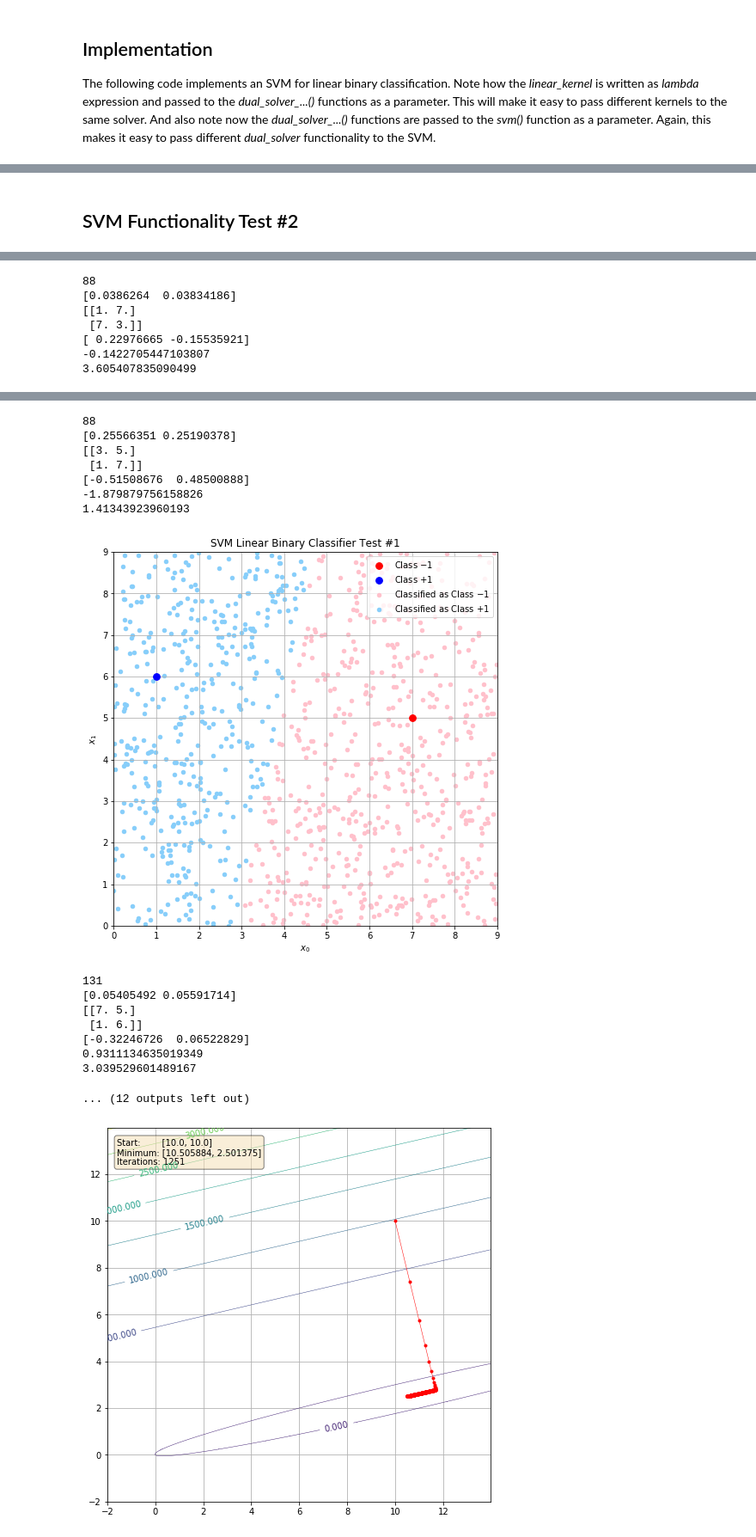
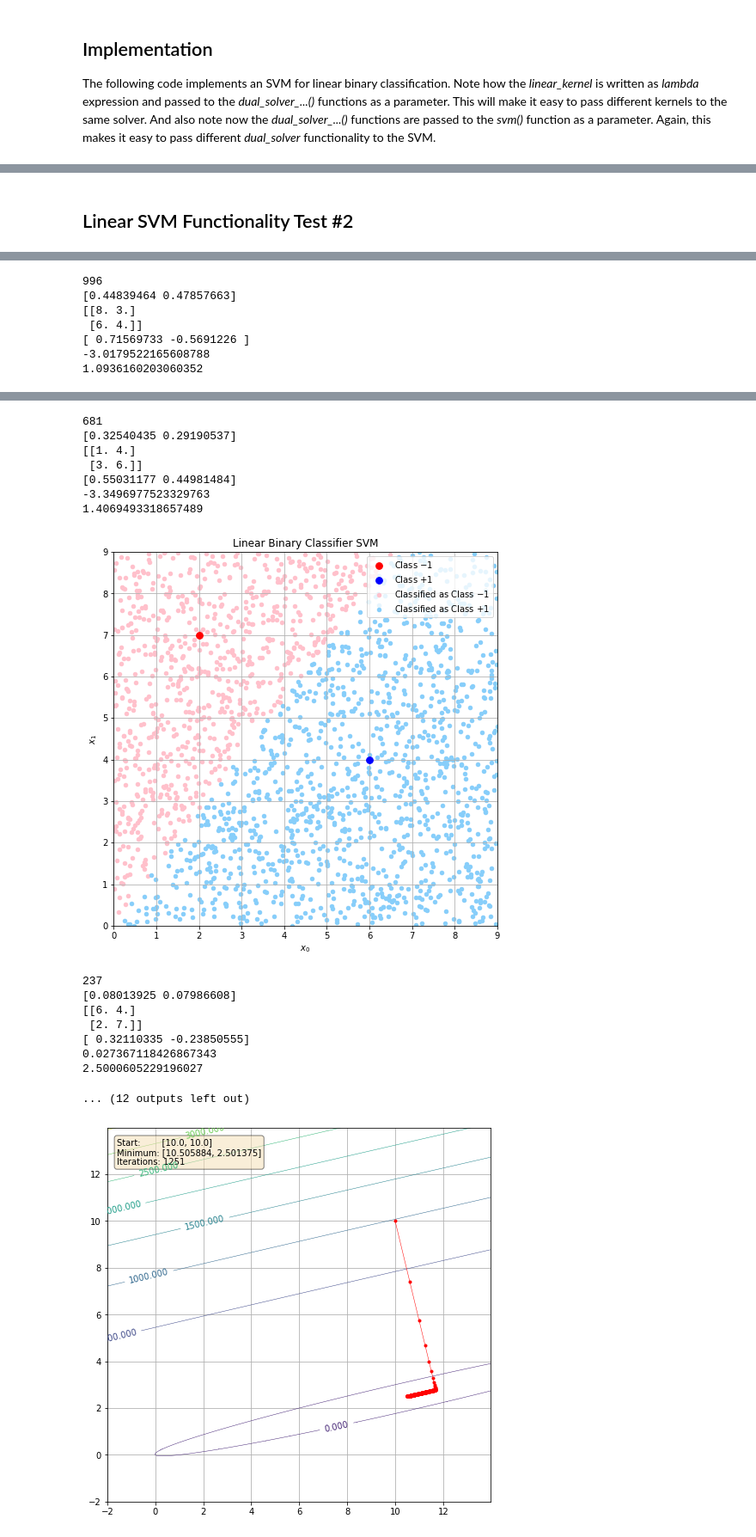
Before and after one commit to johnduffymsc/msc_comp0120project, a Jupyter notebook: COMP0120_Project_Code_John_Duffy.ipynb, the cells around one changed output, grey strips where cells are left out. Shown at 86% size. Saved outputs shown, nothing was run; the diff lists cells and outputs as text; code cells hidden in the pictures.

```diff
--- a/COMP0120_Project_Code_John_Duffy.ipynb
+++ b/COMP0120_Project_Code_John_Duffy.ipynb
@@ -171,7 +160,8 @@ def backtracking(f, df, x, p, alpha0=1.0, rho=0.1, c1=1e-4):
         alphas.append(alpha)
     return np.array(alphas)
 
-def steepest_descent(f, df, d2, x0, tol=1e-6):
+
+def steepest_descent(f, df, d2f, x0, tol=1e-6):  # d2f Ignored!
     '''
     This function implements the steepest descent algorithm. Note the use of
     lambda expressions to pass the f and df parameters. This function
@@ -595,11 +598,15 @@ print(linear_svm.margin)
 # %% [markdown]
-## SVM Functionality Test #2
+## Linear SVM Functionality Test #2
 # %%
-linear_svm = LinearSVM()
+np.random.seed(9)
 
-for T in TRAIN_N:
+N = 2000
 
-    for plot in range(PLOTS):
+for T in [2, 4]:
+
+    for plot in range(6):
+
+        linear_svm = LinearSVM()
 
         X_train = np.zeros((T, 2))
         y_train = np.zeros(T)
@@ -615,15 +622,15 @@ for T in TRAIN_N:
 
         linear_svm.train(X_train, y_train, linear_kernel, quadratic_penalty_dual_solver, steepest_descent)
 
-        X_new = np.zeros((CLASS_N, 2))
+        X_new = np.zeros((N, 2))
 
-        for i in range(CLASS_N):
+        for i in range(N):
             X_new[i, 0] = np.random.uniform(0.0, 9.0)
             X_new[i, 1] = np.random.uniform(0.0, 9.0)
 
-        y_new = np.zeros(CLASS_N)
+        y_new = np.zeros(N)
 
-        for i in range(CLASS_N):
+        for i in range(N):
             y_new[i] = linear_svm.predict(X_new[i])
 
         plt.figure(figsize=(8, 8))
@@ -635,12 +642,12 @@ for T in TRAIN_N:
         plt.scatter(X_new[y_new == +1.0, 0], X_new[y_new == +1.0, 1], color="lightskyblue", s=20, zorder=1)
         #for sv in svm.sv:
         #    plt.scatter(sv[0], sv[1], s=300, facecolors='none', edgecolors='b')
-        plt.title("SVM Linear Binary Classifier Test #1")
+        plt.title("Linear Binary Classifier SVM")
         plt.xlabel("$x_0$")
         plt.ylabel("$x_1$")
         plt.legend([ "Class $-1$", "Class $+1$", "Classified as Class $-1$", "Classified as Class $+1$"], loc="upper right")
         plt.grid(zorder=0)
-        plt.savefig("svm_test_1.pdf")
+        plt.savefig("linear_svm_rand_qp_{}.pdf".format(plot))
         plt.show()
 
         print(linear_svm.iters)
@@ -678,7 +685,7 @@ for T in TRAIN_N:
-88
-[0.0386264  0.03834186]
-[[1. 7.]
- [7. 3.]]
-[ 0.22976665 -0.15535921]
--0.1422705447103807
-3.605407835090499
+996
+[0.44839464 0.47857663]
+[[8. 3.]
+ [6. 4.]]
+[ 0.71569733 -0.5691226 ]
+-3.0179522165608788
+1.0936160203060352
@@ -686,18 +693,18 @@ for T in TRAIN_N:
-88
-[0.25566351 0.25190378]
-[[3. 5.]
- [1. 7.]]
-[-0.51508676  0.48500888]
--1.879879756158826
-1.41343923960193
+681
+[0.32540435 0.29190537]
+[[1. 4.]
+ [3. 6.]]
+[0.55031177 0.44981484]
+-3.3496977523329763
+1.4069493318657489
-[figure, old version]
+[figure, new version]
-131
-[0.05405492 0.05591714]
-[[7. 5.]
- [1. 6.]]
-[-0.32246726  0.06522829]
-0.9311134635019349
-3.039529601489167
+237
+[0.08013925 0.07986608]
+[[6. 4.]
+ [2. 7.]]
+[ 0.32110335 -0.23850555]
+0.027367118426867343
+2.5000605229196027
 ... (12 outputs left out)
 # %%
 f = lambda x : x[0]**2 + 17 * x[1]**2 - 8.0 * x[0] * x[1] - x[0] - x[1]
```
Also changed, not shown: parts of 16 cells of this notebook, 1 other file.
